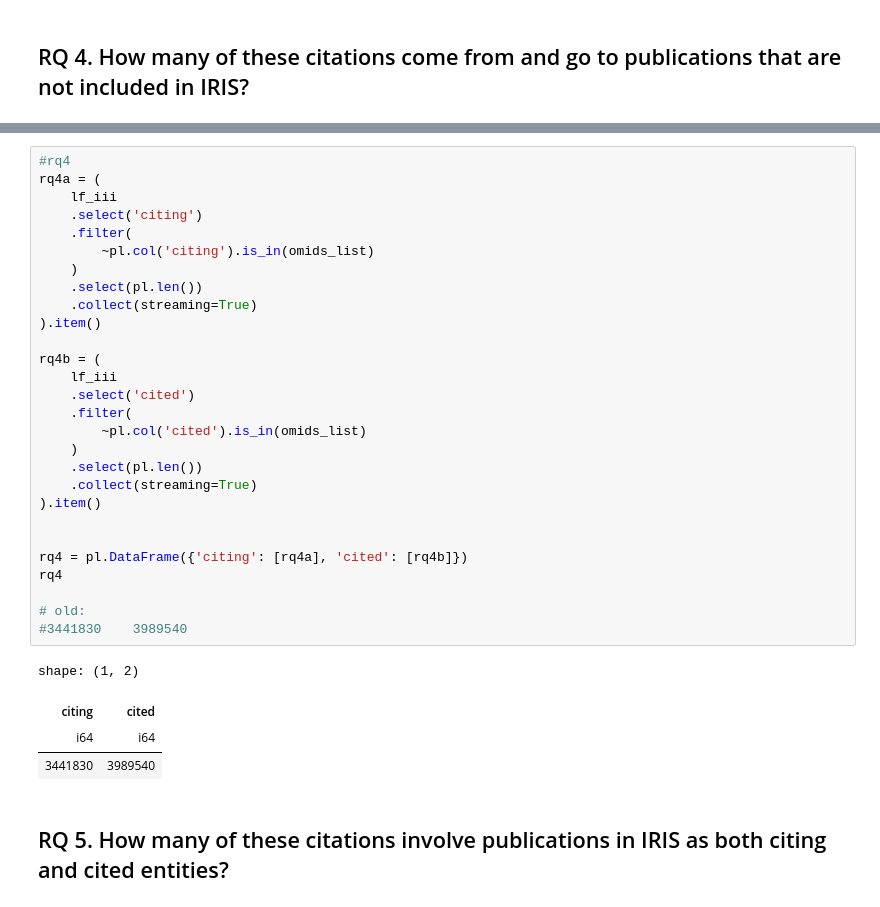
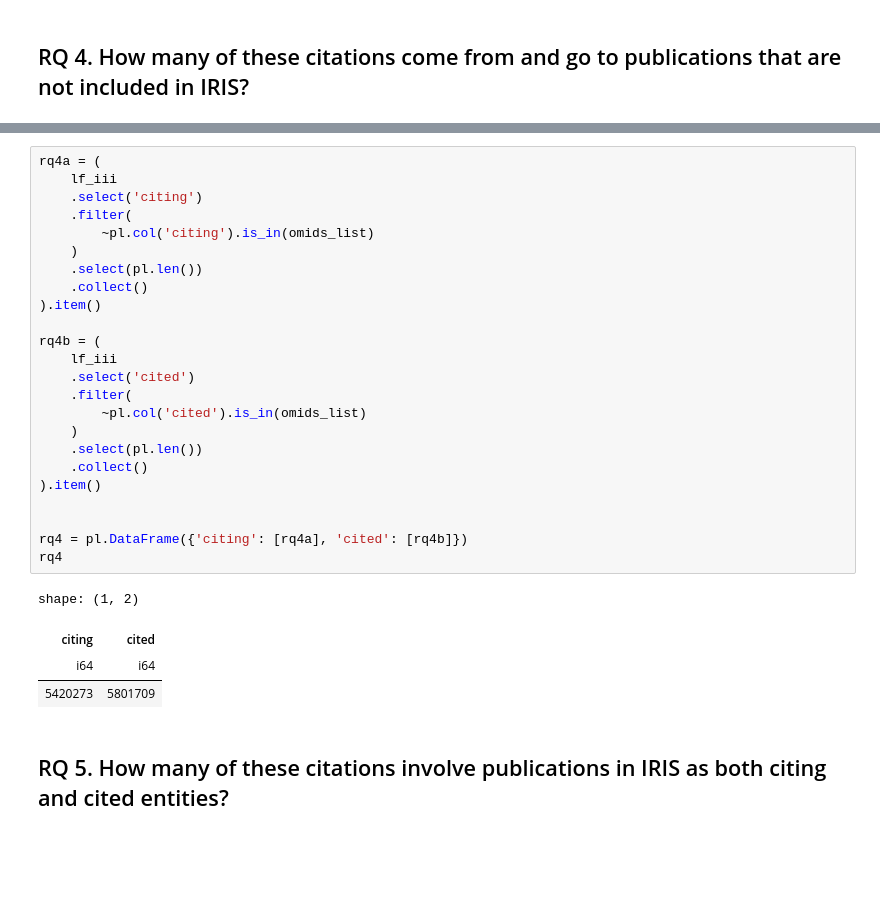
Before and after one commit to open-sci/2023-2024-atreides-code, a Jupyter notebook: notebooks/answer_research_questions.ipynb, the cells around one changed output, grey strips where cells are left out. Saved outputs shown, nothing was run; the diff lists cells and outputs as text; blank space fills up the shorter version.

```diff
--- a/notebooks/answer_research_questions.ipynb
+++ b/notebooks/answer_research_questions.ipynb
@@ -543,36 +534,32 @@ len(omids_list)
 # %%
-#rq4
 rq4a = (
     lf_iii
     .select('citing')
     .filter(
         ~pl.col('citing').is_in(omids_list)
     )
     .select(pl.len())
-    .collect(streaming=True)
+    .collect()
 ).item()
 
 rq4b = (
     lf_iii
     .select('cited')
     .filter(
         ~pl.col('cited').is_in(omids_list)
     )
     .select(pl.len())
-    .collect(streaming=True)
+    .collect()
 ).item()
 
 
 rq4 = pl.DataFrame({'citing': [rq4a], 'cited': [rq4b]})
 rq4
-
-# old:
-#3441830	3989540
 # %% [output]
 shape: (1, 2)
 | citing | cited |
 | i64 | i64 |
-| 3441830 | 3989540 |
+| 5420273 | 5801709 |
 # %% [markdown]
 ## RQ 5. How many of these citations involve publications in IRIS as both citing and cited entities?
 # %%
```
Also changed, not shown: parts of 20 cells of this notebook, 4 other files.
